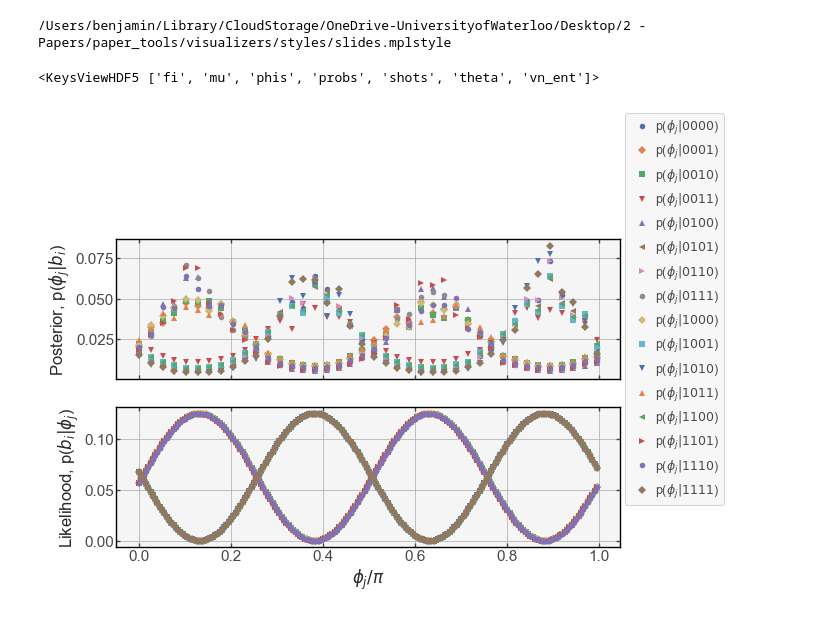
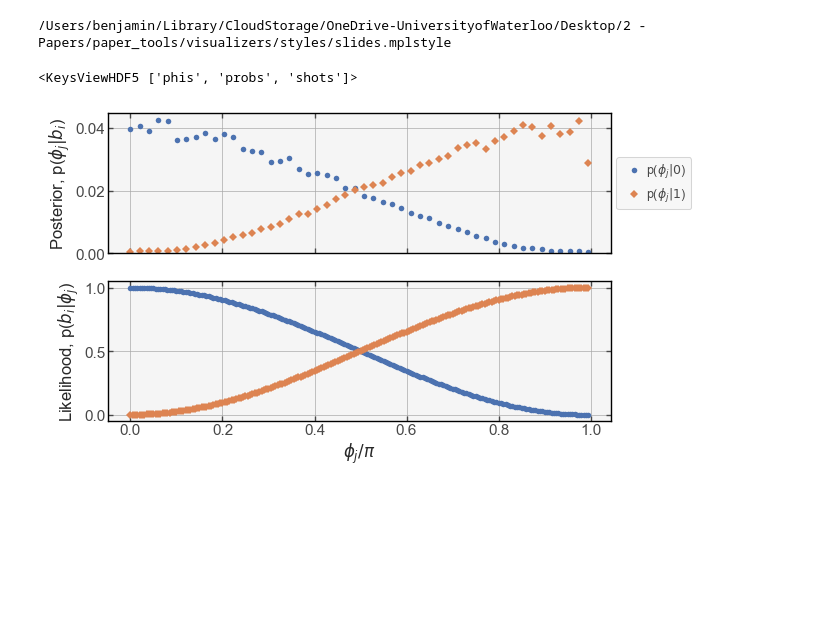
Before and after one commit to benjimaclellan/queso, a Jupyter notebook: experiments/dnn.ipynb, the cells around one changed output. Drawn from its saved outputs; the diff is of its cells as text; code cells hidden in the pictures; blank space fills up the shorter version.

Commit message:
Sample preprogramming circuits for pedagogical example

```diff
--- a/experiments/dnn.ipynb
+++ b/experiments/dnn.ipynb
@@ -31,18 +26,21 @@ io = IO(folder="2023-07-05_nn-estimator-n4-k4", verbose=False)
+# %%
+# io = IO(folder="2023-07-05_nn-estimator-n4-k4", verbose=False)
+# io = IO(folder="2023-07-06_nn-estimator-n1-k1", verbose=False)
+io = IO(folder="2023-07-13_calibration-samples-n1-ghz", verbose=False)
+# io = IO(folder="2023-07-11_calibration-samples-n2-ghz-backup", verbose=False)
 # %%
 hf = h5py.File(io.path.joinpath("circ.h5"), "r")
 print(hf.keys())
 shots = jnp.array(hf.get("shots"))
 probs = jnp.array(hf.get("probs"))
 phis = jnp.array(hf.get("phis"))
-fi = jnp.array(hf.get('fi'))
-vn_ent = jnp.array(hf.get('vn_ent'))
 hf.close()
 
 n = shots.shape[2]
 n_phis = shots.shape[0]
 phi_range = (jnp.min(phis), jnp.max(phis))
 # %% [output]
-<KeysViewHDF5 ['fi', 'mu', 'phis', 'probs', 'shots', 'theta', 'vn_ent']>
+<KeysViewHDF5 ['phis', 'probs', 'shots']>
 # %%
 ckpt_dir = io.path.joinpath("ckpts")
 ckptr = Checkpointer(PyTreeCheckpointHandler())  # A stateless object, can be created on the fly.
@@ -54,7 +52,7 @@ model = BayesianDNNEstimator(nn_dims)
 # %%
 # model.apply({'params': restored['params']}, shots[:10, :10, :])
 # %%
-bit_strings = jnp.expand_dims(jnp.arange(n ** 2), 1).astype(jnp.uint8)
+bit_strings = jnp.expand_dims(jnp.arange(2 ** n), 1).astype(jnp.uint8)
 bit_strings = jnp.unpackbits(bit_strings, axis=1, bitorder='big')[:, -n:]
 
 pred = model.apply({'params': restored['params']}, bit_strings)
@@ -66,32 +64,33 @@ markers = cycle(["o", "D", 's', "v", "^", "<", ">", ])
 lines = cycle(['-', '--', '-.', ':'])
 for i in range(bit_strings.shape[0]):
     bit_string = ''.join(str(b) for b in bit_strings[i])
     marker = next(markers)
     axs[0].plot(
         jnp.linspace(phi_range[0], phi_range[1], pred.shape[1]) / jnp.pi,
         pred[i, :],
         ls='',
         marker=marker,
         color=colors[i],
         label=r"p($\phi_j | "+f"{bit_string}"+"$)",
     )
 
     axs[1].plot(
         phis / jnp.pi,
         probs[:, i],
         # ls=next(lines),
         ls='',
         marker=marker,
         color=colors[i],
     )
 axs[0].set(ylabel=r"Posterior, p($\phi_j | b_i$)")
+axs[0].set_ylim(bottom=0)
 axs[1].set(ylabel=r"Likelihood, p($b_i | \phi_j$)")
 axs[-1].set(xlabel=r"$\phi_j / \pi$")
 axs[0].legend(loc='center left', bbox_to_anchor=(1.01, 0.5))
 
 io.save_figure(fig, filename="posterior-dist.png")
 
 plt.show()
 # %% [output]
-[figure, old version]
+[figure, new version]
 # %%
```
Also changed, not shown: parts of 6 cells of this notebook, 4 other files.
